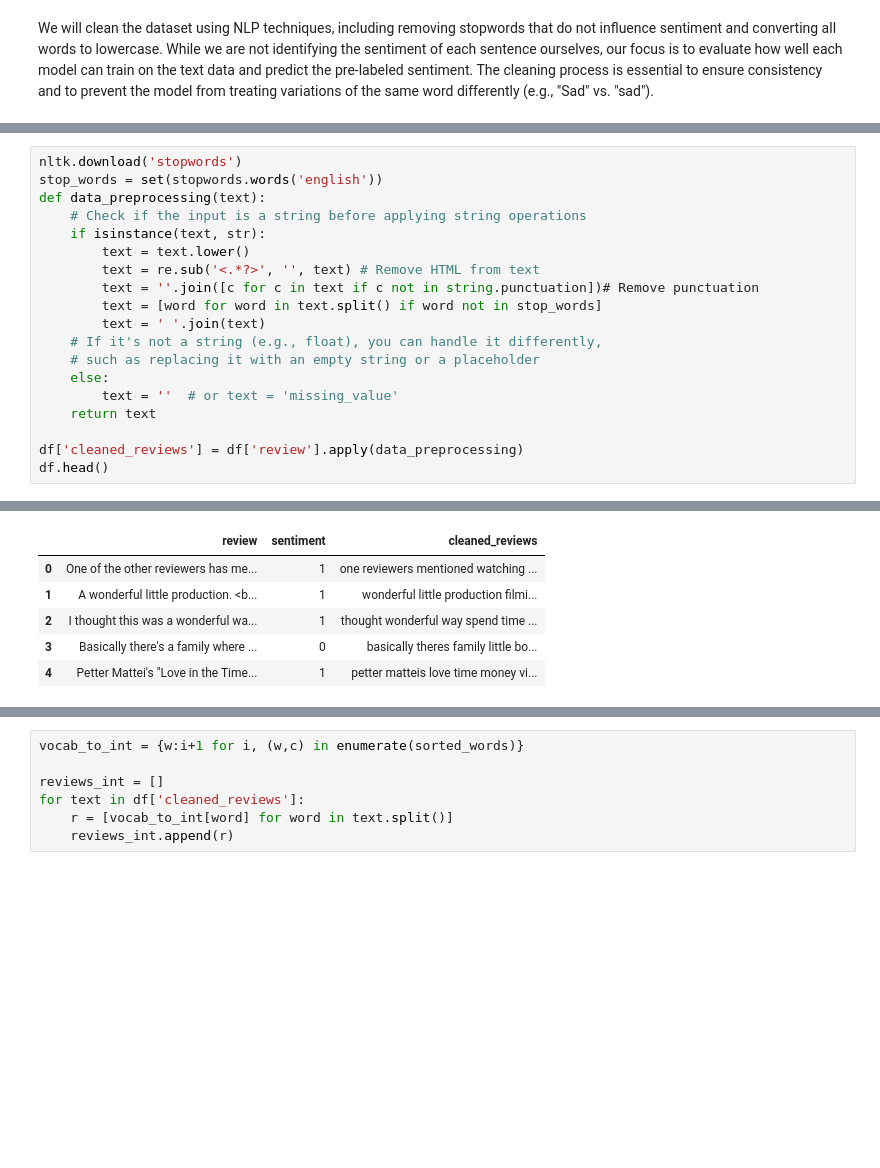
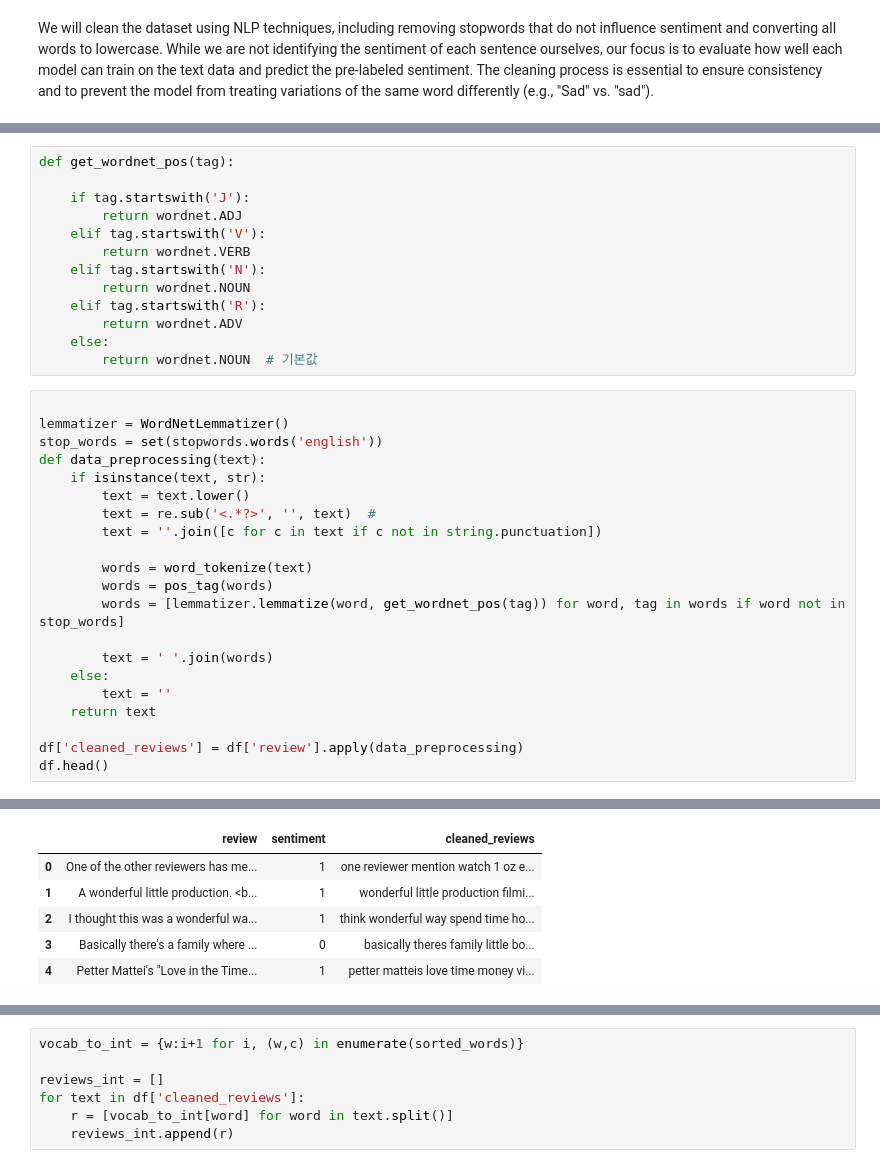
Before and after one commit to gmrwh92/Machine-Learning-Deep-Learning, a Jupyter notebook: Sentiment_Classification.ipynb, the cells around one changed output, grey strips where cells are left out. Saved outputs shown, nothing was run; the diff lists cells and outputs as text; blank space fills up the shorter version.

```diff
--- a/Sentiment_Classification.ipynb
+++ b/Sentiment_Classification.ipynb
@@ -76,18 +104,33 @@ We will clean the dataset using NLP techniques, including removing stopwords tha
+# %%
+def get_wordnet_pos(tag):
+
+    if tag.startswith('J'):
+        return wordnet.ADJ
+    elif tag.startswith('V'):
+        return wordnet.VERB
+    elif tag.startswith('N'):
+        return wordnet.NOUN
+    elif tag.startswith('R'):
+        return wordnet.ADV
+    else:
+        return wordnet.NOUN  # 기본값
 # %%
-nltk.download('stopwords')
+
+lemmatizer = WordNetLemmatizer()
 stop_words = set(stopwords.words('english'))
 def data_preprocessing(text):
-    # Check if the input is a string before applying string operations
     if isinstance(text, str):
         text = text.lower()
-        text = re.sub('<.*?>', '', text) # Remove HTML from text
-        text = ''.join([c for c in text if c not in string.punctuation])# Remove punctuation
-        text = [word for word in text.split() if word not in stop_words]
-        text = ' '.join(text)
-    # If it's not a string (e.g., float), you can handle it differently,
-    # such as replacing it with an empty string or a placeholder
+        text = re.sub('<.*?>', '', text)  #
+        text = ''.join([c for c in text if c not in string.punctuation])
+
+        words = word_tokenize(text)
+        words = pos_tag(words)
+        words = [lemmatizer.lemmatize(word, get_wordnet_pos(tag)) for word, tag in words if word not in stop_words]
+
+        text = ' '.join(words)
     else:
-        text = ''  # or text = 'missing_value'
+        text = ''
     return text
 
 df['cleaned_reviews'] = df['review'].apply(data_preprocessing)
@@ -98,7 +139,7 @@ df.head()
 |  | review | sentiment | cleaned_reviews |
-| 0 | One of the other reviewers has me... | 1 | one reviewers mentioned watching ... |
+| 0 | One of the other reviewers has me... | 1 | one reviewer mention watch 1 oz e... |
 | 1 | A wonderful little production. <b... | 1 | wonderful little production filmi... |
-| 2 | I thought this was a wonderful wa... | 1 | thought wonderful way spend time ... |
+| 2 | I thought this was a wonderful wa... | 1 | think wonderful way spend time ho... |
 | 3 | Basically there's a family where ... | 0 | basically theres family little bo... |
 | 4 | Petter Mattei's "Love in the Time... | 1 | petter matteis love time money vi... |
 # %%
```
Also changed, not shown: parts of 19 cells of this notebook.
